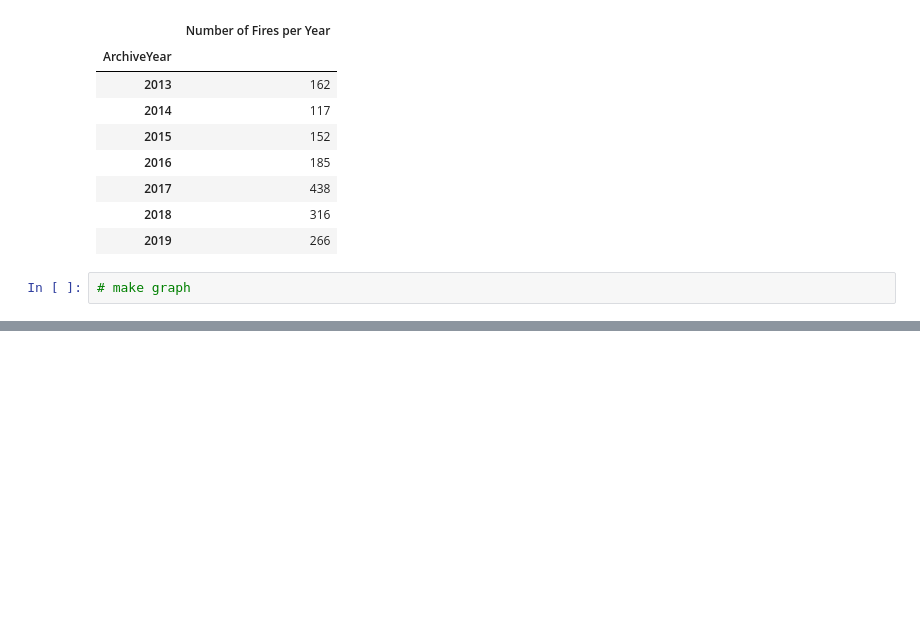
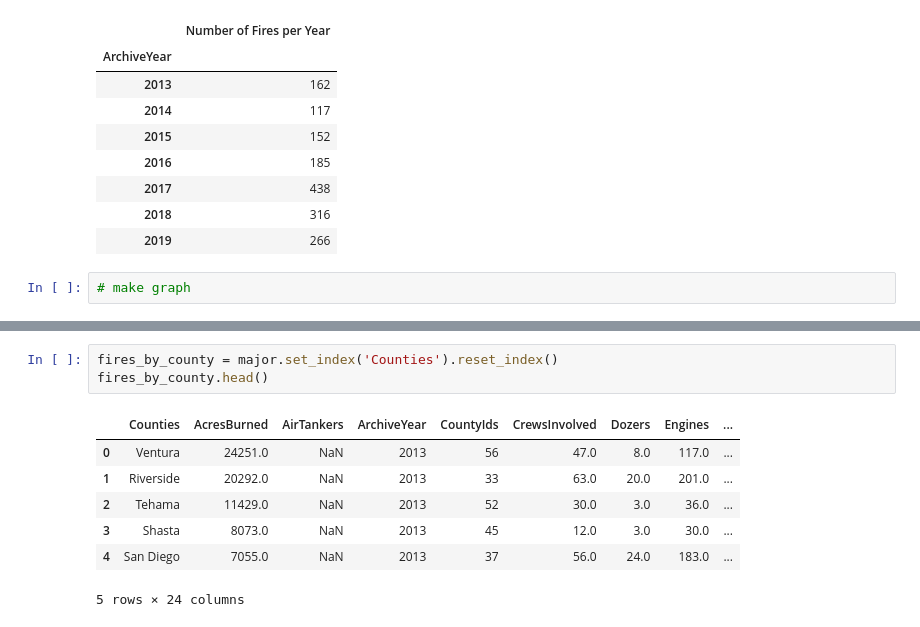
Before and after one commit to jump8621/data-project-I, a Jupyter notebook: alessandro_pyre.ipynb, the cells around one changed output, grey strips where cells are left out. Drawn from its saved outputs; the diff is of its cells as text; blank space fills up the shorter version.

```diff
--- a/alessandro_pyre.ipynb
+++ b/alessandro_pyre.ipynb
@@ -163,0 +214,11 @@ sample
+# %%
+fires_by_county = major.set_index('Counties').reset_index()
+fires_by_county.head()
+# %% [output]
+|  | Counties | AcresBurned | AirTankers | ArchiveYear | CountyIds | CrewsInvolved | Dozers | Engines | ... |
+| 0 | Ventura | 24251.0 | NaN | 2013 | 56 | 47.0 | 8.0 | 117.0 | ... |
+| 1 | Riverside | 20292.0 | NaN | 2013 | 33 | 63.0 | 20.0 | 201.0 | ... |
+| 2 | Tehama | 11429.0 | NaN | 2013 | 52 | 30.0 | 3.0 | 36.0 | ... |
+| 3 | Shasta | 8073.0 | NaN | 2013 | 45 | 12.0 | 3.0 | 30.0 | ... |
+| 4 | San Diego | 7055.0 | NaN | 2013 | 37 | 56.0 | 24.0 | 183.0 | ... |
+5 rows × 24 columns
```
Also changed, not shown: parts of 10 cells of this notebook.
